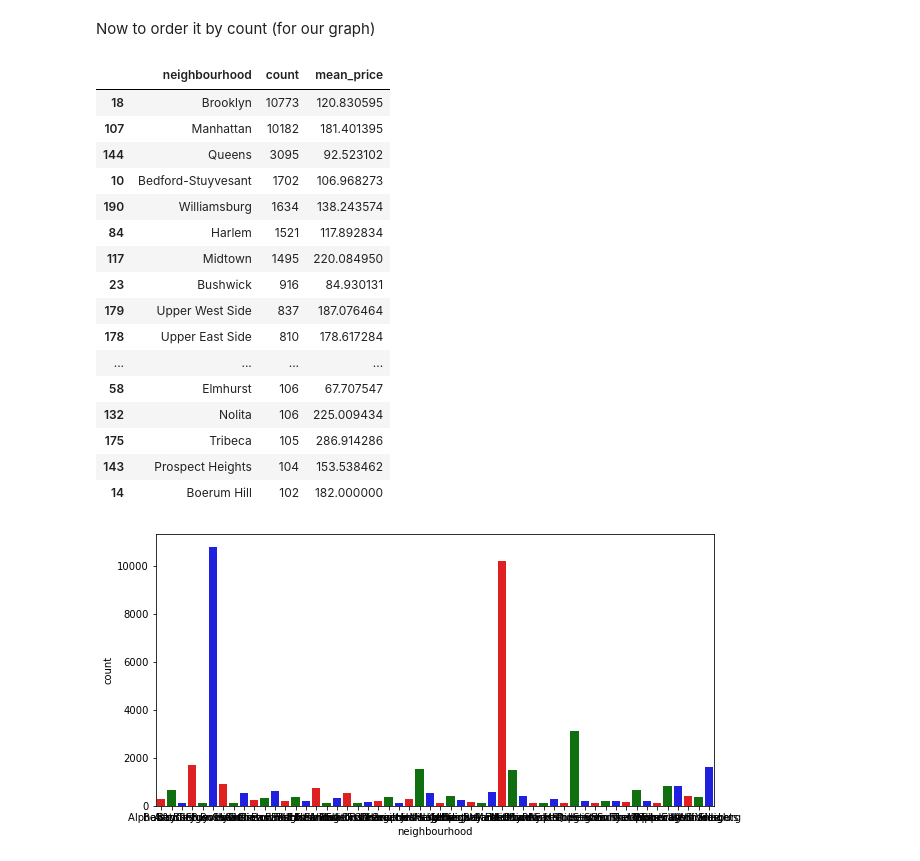
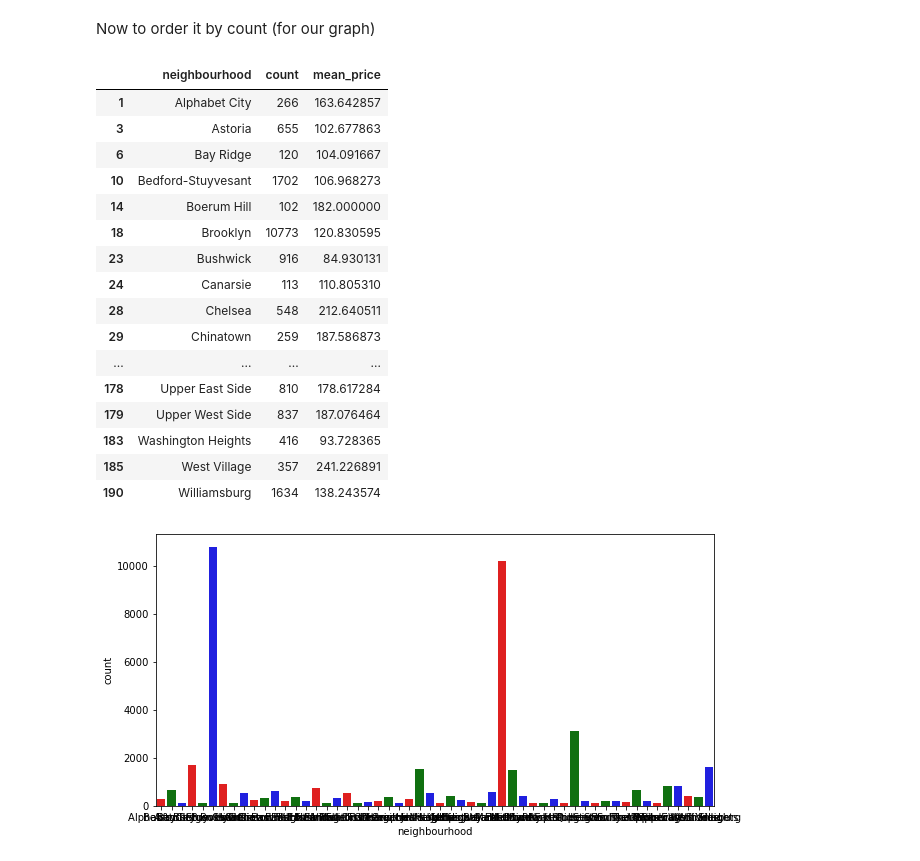
Before and after one commit to belisariomontesinos/AirBnb, a Jupyter notebook: AIrbnb.ipynb, the cells around one changed output. Saved outputs shown, nothing was run; the diff lists cells and outputs as text; code cells hidden in the pictures.

```diff
--- a/AIrbnb.ipynb
+++ b/AIrbnb.ipynb
@@ -199,26 +199,27 @@ hoodgroups
 # %% [markdown]
 Now to order it by count (for our graph)
 # %%
-tophood = hoodgroups[hoodgroups['count'] > 100 ].sort_values(by=['count'], ascending=False)
+tophood = hoodgroups[hoodgroups['count'] > 100 ]
+#.sort_values(by=['count'], ascending=False)
 tophood
 # %% [output]
 |  | neighbourhood | count | mean_price |
+| 1 | Alphabet City | 266 | 163.642857 |
+| 3 | Astoria | 655 | 102.677863 |
+| 6 | Bay Ridge | 120 | 104.091667 |
+| 10 | Bedford-Stuyvesant | 1702 | 106.968273 |
+| 14 | Boerum Hill | 102 | 182.000000 |
 | 18 | Brooklyn | 10773 | 120.830595 |
-| 107 | Manhattan | 10182 | 181.401395 |
-| 144 | Queens | 3095 | 92.523102 |
-| 10 | Bedford-Stuyvesant | 1702 | 106.968273 |
+| 23 | Bushwick | 916 | 84.930131 |
+| 24 | Canarsie | 113 | 110.805310 |
+| 28 | Chelsea | 548 | 212.640511 |
+| 29 | Chinatown | 259 | 187.586873 |
+| ... | ... | ... | ... |
+| 178 | Upper East Side | 810 | 178.617284 |
+| 179 | Upper West Side | 837 | 187.076464 |
+| 183 | Washington Heights | 416 | 93.728365 |
+| 185 | West Village | 357 | 241.226891 |
 | 190 | Williamsburg | 1634 | 138.243574 |
-| 84 | Harlem | 1521 | 117.892834 |
-| 117 | Midtown | 1495 | 220.084950 |
-| 23 | Bushwick | 916 | 84.930131 |
-| 179 | Upper West Side | 837 | 187.076464 |
-| 178 | Upper East Side | 810 | 178.617284 |
-| ... | ... | ... | ... |
-| 58 | Elmhurst | 106 | 67.707547 |
-| 132 | Nolita | 106 | 225.009434 |
-| 175 | Tribeca | 105 | 286.914286 |
-| 143 | Prospect Heights | 104 | 153.538462 |
-| 14 | Boerum Hill | 102 | 182.000000 |
 # %%
 plt.figure(figsize=(10,5))
 hoodcount = sns.barplot(x = 'neighbourhood' , y = 'count', data = tophood, palette = ["red", "green", "blue"], ci = False)
```
Also changed, not shown: parts of 8 cells of this notebook.
